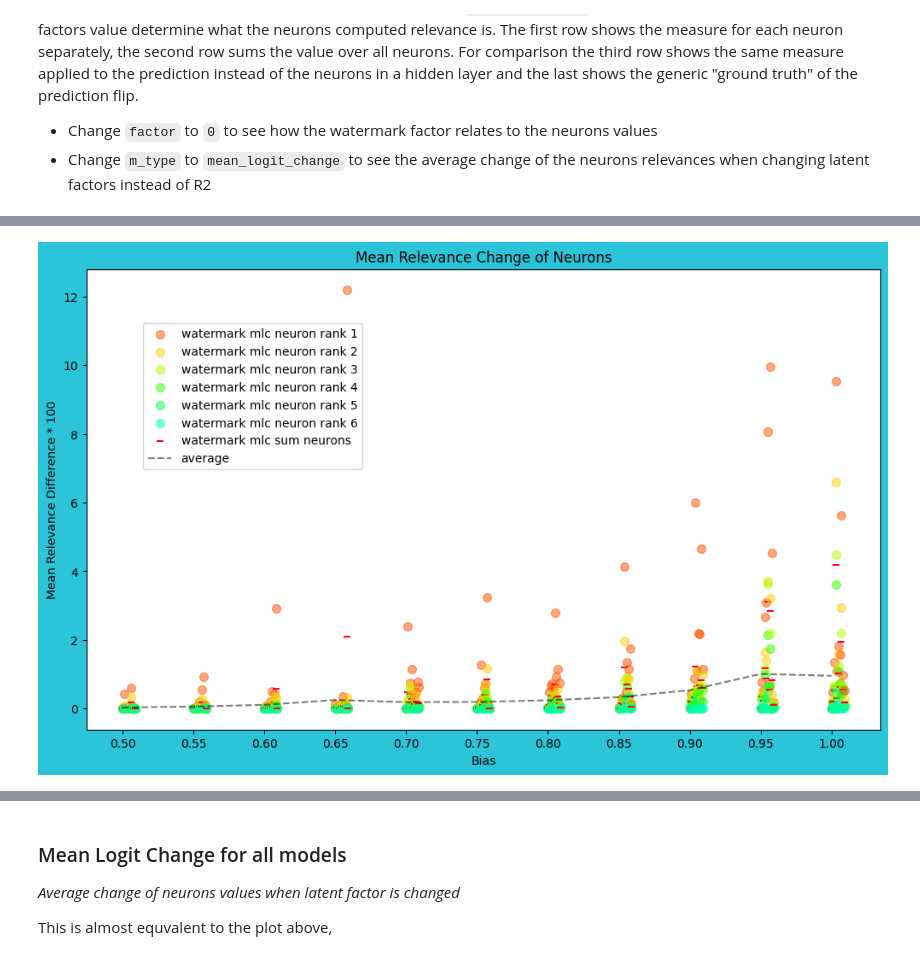
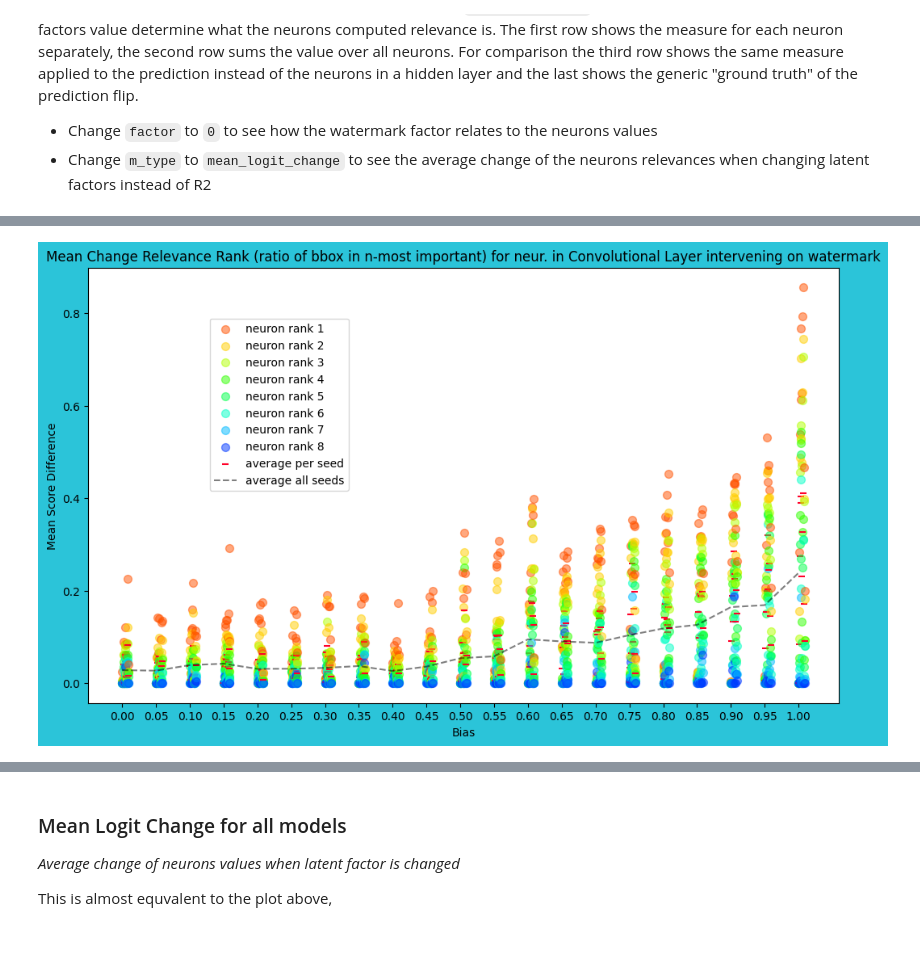
Before and after one commit to lillijo/xai-evaluation-master-thesis, a Jupyter notebook: experiments/pipeline.ipynb, the cells around one changed output, grey strips where cells are left out. Saved outputs shown, nothing was run; the diff lists cells and outputs as text; code cells hidden in the pictures.

```diff
--- a/experiments/pipeline.ipynb
+++ b/experiments/pipeline.ipynb
@@ -152,4 +157,12 @@ ground_truth_plot(MODEL_ZOO_INFOS_PATH, factor=0, m_type="mlc", r_type="rma", nu
 # %%
-max_neuron_ground_truth_plot(MODEL_ZOO_INFOS_PATH, factor=0, m_type="mlc", r_type="rma", bcut=0.5, num_it=10)
+max_neuron_ground_truth_plot(
+    MODEL_ZOO_INFOS_PATH,
+    factor=0,
+    m_type="mlc", # Average Difference, mean
+    r_type="rra",
+    layer="conv",
+    bcut=0.0,
+    num_it=10,
+)
 # %% [output]
-[figure, old version]
+[figure, new version]
```
Also changed, not shown: parts of 7 cells of this notebook, 9 other files.
